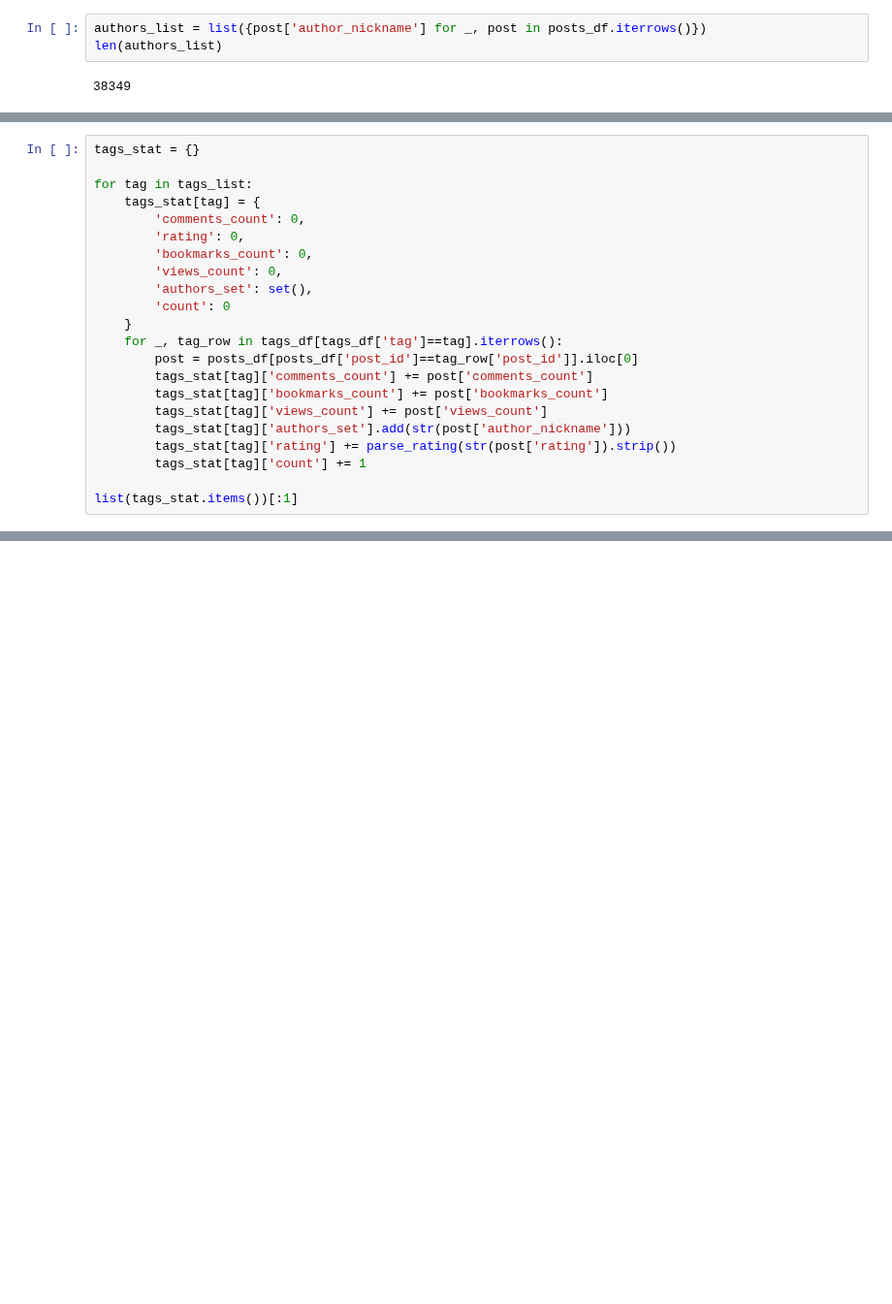
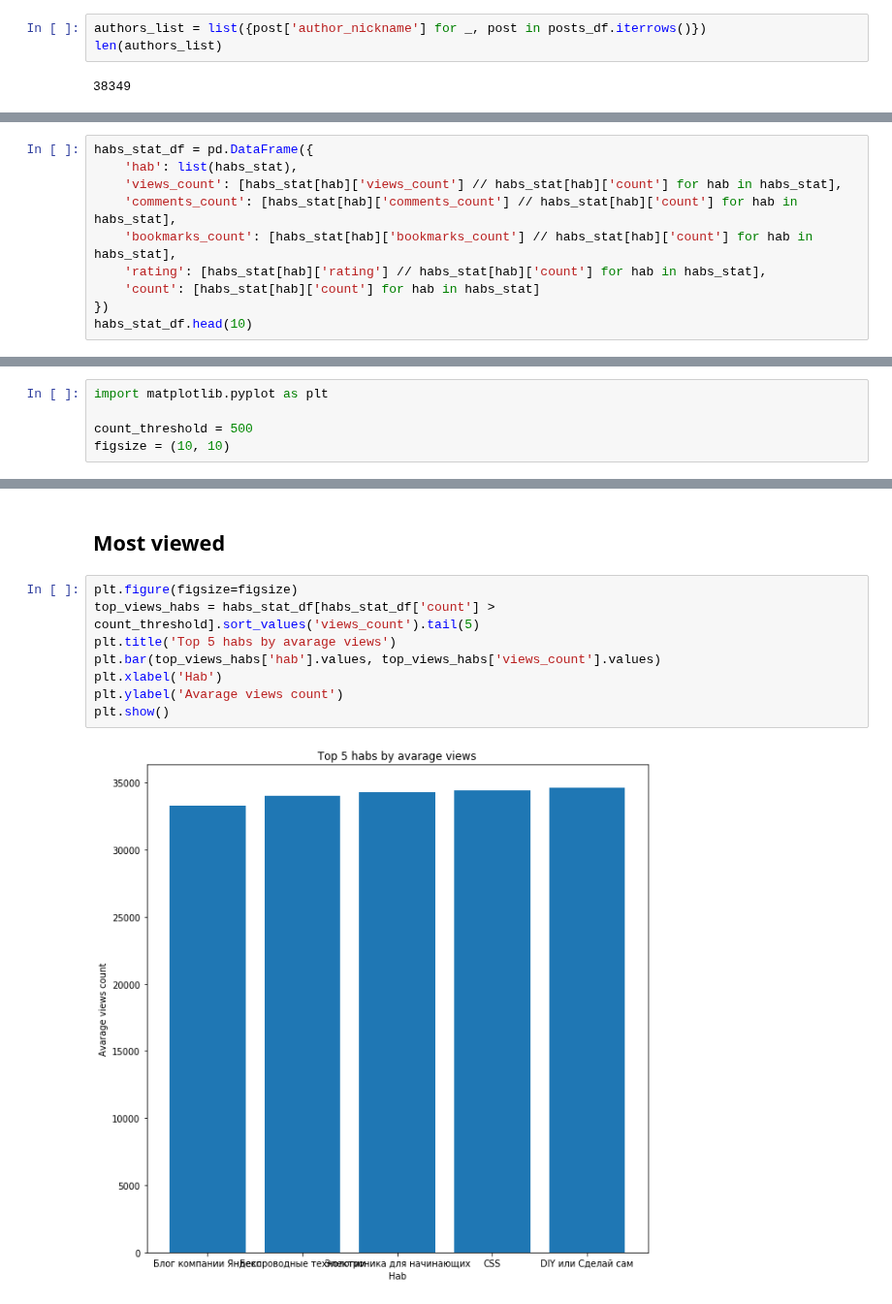
Before and after one commit to vnkrtv/markov-chain-text-editor, a Jupyter notebook: notebooks/HabrAnalysis.ipynb, the cells around one changed output, grey strips where cells are left out. Shown at 97% size. Saved outputs shown, nothing was run; the diff lists cells and outputs as text; blank space fills up the shorter version.

```diff
--- a/notebooks/HabrAnalysis.ipynb
+++ b/notebooks/HabrAnalysis.ipynb
@@ -190,22 +164,0 @@ list(habs_stat.items())[:1]
-# %%
-tags_stat = {}
-
-for tag in tags_list:
-    tags_stat[tag] = {
-        'comments_count': 0,
-        'rating': 0,
-        'bookmarks_count': 0,
-        'views_count': 0,
-        'authors_set': set(),
-        'count': 0
-    }
-    for _, tag_row in tags_df[tags_df['tag']==tag].iterrows():
-        post = posts_df[posts_df['post_id']==tag_row['post_id']].iloc[0]
-        tags_stat[tag]['comments_count'] += post['comments_count']
-        tags_stat[tag]['bookmarks_count'] += post['bookmarks_count']
-        tags_stat[tag]['views_count'] += post['views_count']
-        tags_stat[tag]['authors_set'].add(str(post['author_nickname']))
-        tags_stat[tag]['rating'] += parse_rating(str(post['rating']).strip())
-        tags_stat[tag]['count'] += 1
-
-list(tags_stat.items())[:1]
@@ -241,0 +242,10 @@ X_embedded = TSNE(n_components=2).fit_transform(X)
+# %%
+habs_stat_df = pd.DataFrame({
+    'hab': list(habs_stat),
+    'views_count': [habs_stat[hab]['views_count'] // habs_stat[hab]['count'] for hab in habs_stat],
+    'comments_count': [habs_stat[hab]['comments_count'] // habs_stat[hab]['count'] for hab in habs_stat],
+    'bookmarks_count': [habs_stat[hab]['bookmarks_count'] // habs_stat[hab]['count'] for hab in habs_stat],
+    'rating': [habs_stat[hab]['rating'] // habs_stat[hab]['count'] for hab in habs_stat],
+    'count': [habs_stat[hab]['count'] for hab in habs_stat]
+})
+habs_stat_df.head(10)
@@ -241,0 +308,5 @@ X_embedded = TSNE(n_components=2).fit_transform(X)
+# %%
+import matplotlib.pyplot as plt
+
+count_threshold = 500
+figsize = (10, 10)
@@ -241,0 +315,12 @@ X_embedded = TSNE(n_components=2).fit_transform(X)
+# %% [markdown]
+## Most viewed
+# %%
+plt.figure(figsize=figsize)
+top_views_habs = habs_stat_df[habs_stat_df['count'] > count_threshold].sort_values('views_count').tail(5)
+plt.title('Top 5 habs by avarage views')
+plt.bar(top_views_habs['hab'].values, top_views_habs['views_count'].values)
+plt.xlabel('Hab')
+plt.ylabel('Avarage views count')
+plt.show()
+# %% [output]
+[figure, added]
```
Also changed, not shown: parts of 32 cells of this notebook, 1 other file.
